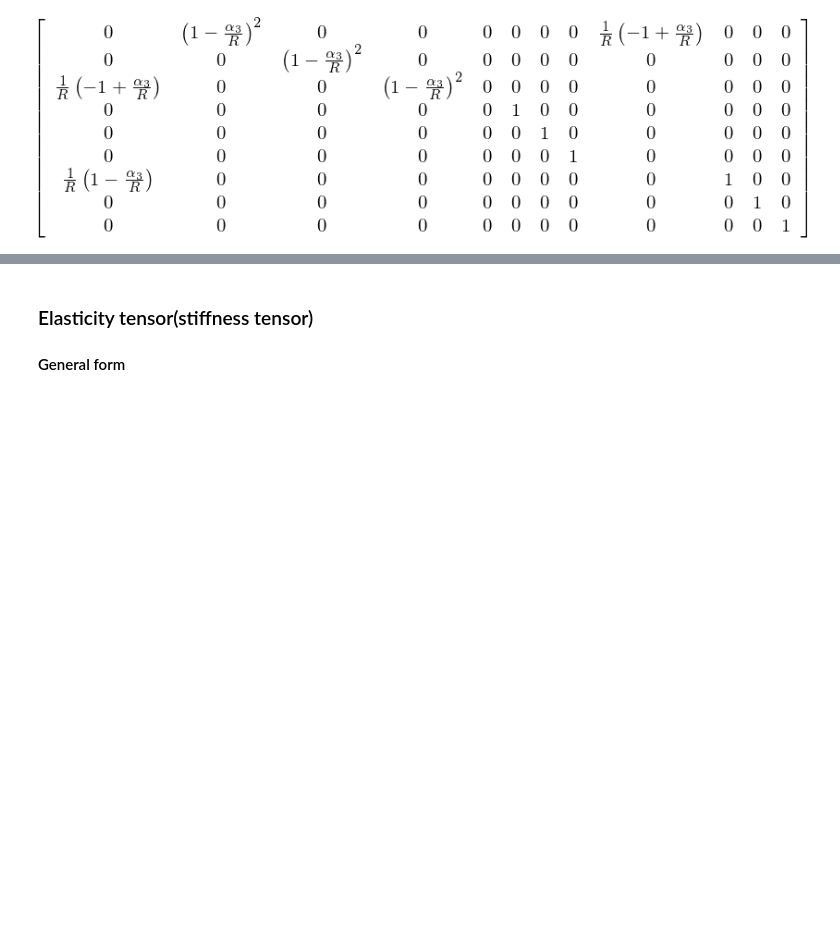
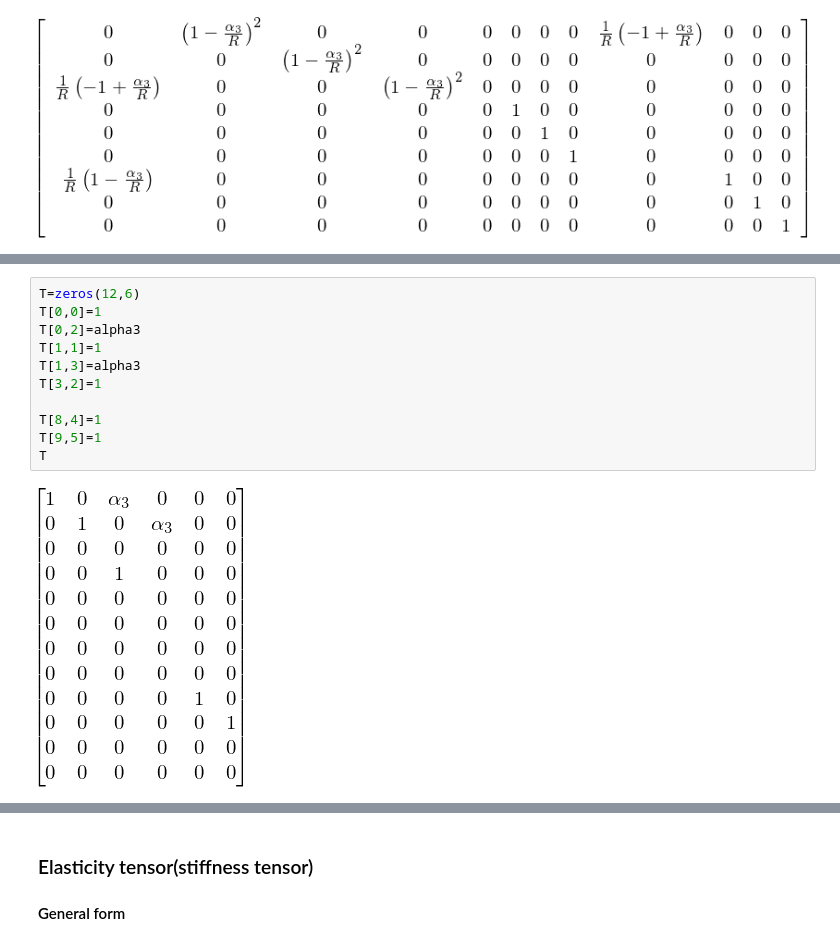
Before and after one commit to tarashor/vibrations, a Jupyter notebook: py2/All geometries.ipynb, the cells around one changed output, grey strips where cells are left out. Saved outputs shown, nothing was run; the diff lists cells and outputs as text; blank space fills up the shorter version.

```diff
--- a/py2/All geometries.ipynb
+++ b/py2/All geometries.ipynb
@@ -458,0 +510,13 @@ B
+# %%
+T=zeros(12,6)
+T[0,0]=1
+T[0,2]=alpha3
+T[1,1]=1
+T[1,3]=alpha3
+T[3,2]=1
+
+T[8,4]=1
+T[9,5]=1
+T
+# %% [output]
+[figure, added]
```
Also changed, not shown: parts of 8 cells of this notebook.
